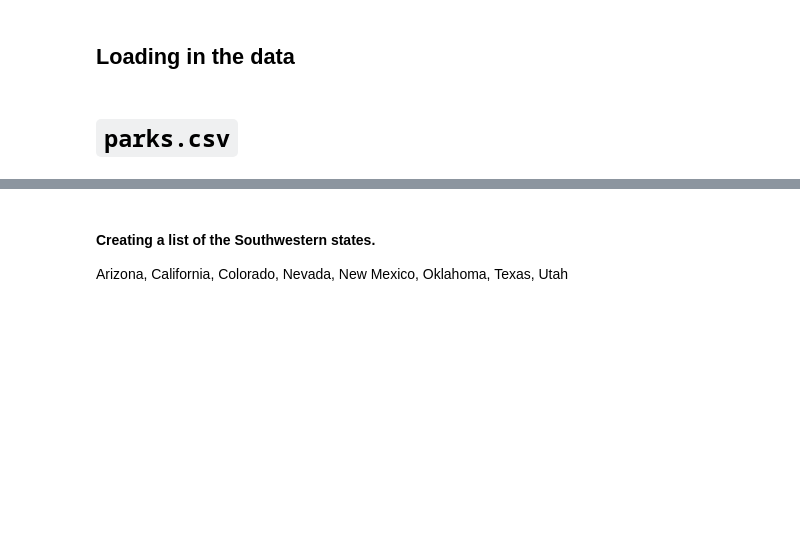
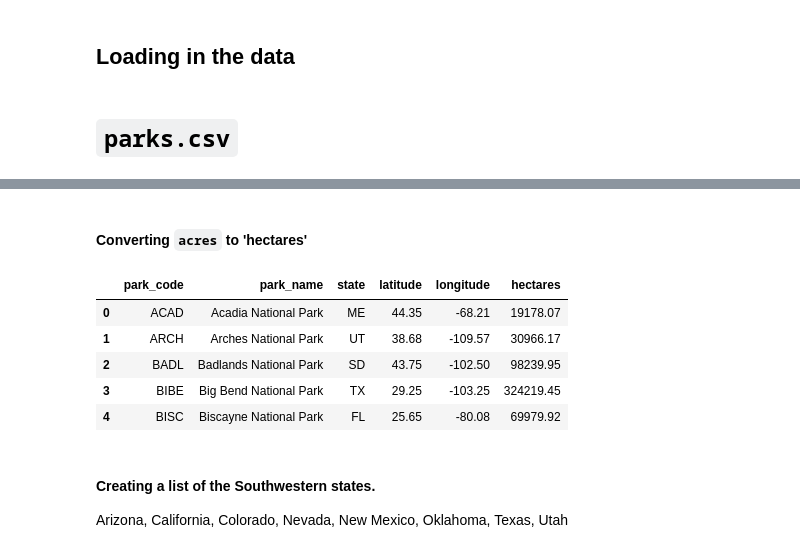
Before and after one commit to pineapple-bois/Biodiversity-In-National-Parks-Real-World, a Jupyter notebook: wrangling.ipynb, the cells around one changed output, grey strips where cells are left out. Cells and saved outputs as stored; diff of their text form; code cells hidden in the pictures; blank space fills up the shorter version.

```diff
--- a/wrangling.ipynb
+++ b/wrangling.ipynb
@@ -33 +34,3 @@ Columns: ['park_code', 'park_name', 'state', 'acres', 'latitude', 'longitude']
 parks_data.columns = [col.lower().replace(" ", "_") for col in parks_data.columns]
+# %% [markdown]
+#### Converting `acres` to 'hectares'
@@ -34,3 +42,16 @@ parks_data.columns = [col.lower().replace(" ", "_") for col in parks_data.column
+# %%
+# apply the conversion function to the 'acres' column
+parks_data['hectares'] = parks_data['acres'].apply(acres_to_hectares)
+parks_data = parks_data.drop('acres', axis=1)
+
+parks_data.head()
+# %% [output]
+|  | park_code | park_name | state | latitude | longitude | hectares |
+| 0 | ACAD | Acadia National Park | ME | 44.35 | -68.21 | 19178.07 |
+| 1 | ARCH | Arches National Park | UT | 38.68 | -109.57 | 30966.17 |
+| 2 | BADL | Badlands National Park | SD | 43.75 | -102.50 | 98239.95 |
+| 3 | BIBE | Big Bend National Park | TX | 29.25 | -103.25 | 324219.45 |
+| 4 | BISC | Biscayne National Park | FL | 25.65 | -80.08 | 69979.92 |
 # %% [markdown]
 #### Creating a list of the Southwestern states.
 
```
Also changed, not shown: parts of 9 cells of this notebook.
